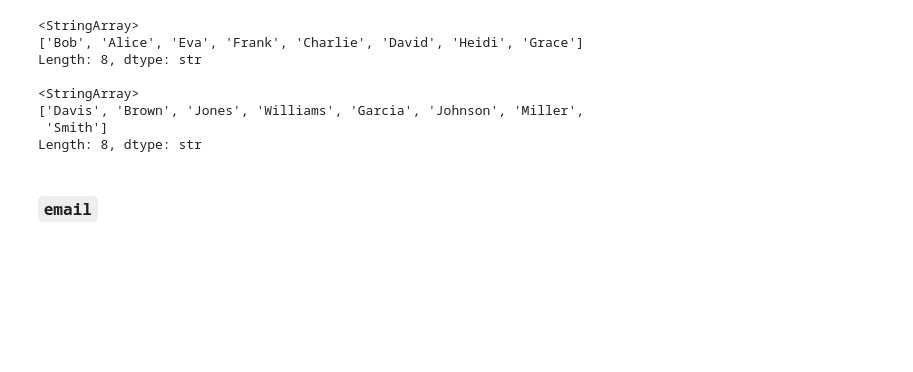
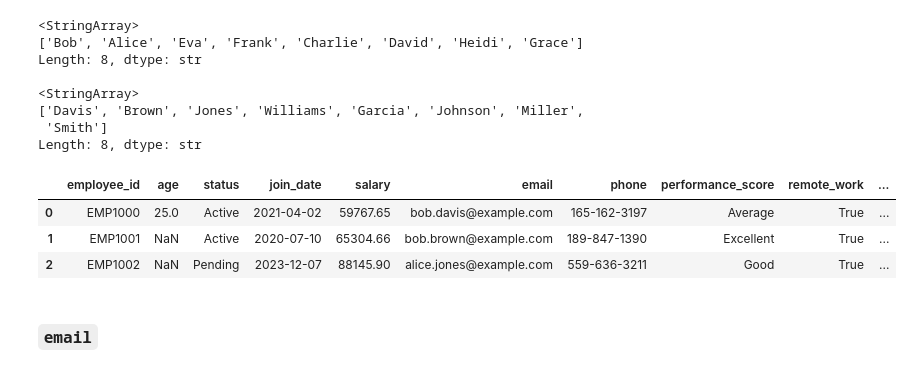
Before and after one commit to Gerum-Berhanu/data-cleaning, a Jupyter notebook: notebooks/messy_employee_dataset/messy_employee_notebook.ipynb, the cells around one changed output. Cells and saved outputs as stored; diff of their text form; code cells hidden in the pictures; blank space fills up the shorter version.

```diff
--- a/notebooks/messy_employee_dataset/messy_employee_notebook.ipynb
+++ b/notebooks/messy_employee_dataset/messy_employee_notebook.ipynb
@@ -111,3 +117,10 @@ Length: 8, dtype: str
+# %%
+df.head(3)
+# %% [output]
+|  | employee_id | age | status | join_date | salary | email | phone | performance_score | remote_work | ... |
+| 0 | EMP1000 | 25.0 | Active | 2021-04-02 | 59767.65 | bob.davis@example.com | 165-162-3197 | Average | True | ... |
+| 1 | EMP1001 | NaN | Active | 2020-07-10 | 65304.66 | bob.brown@example.com | 189-847-1390 | Excellent | True | ... |
+| 2 | EMP1002 | NaN | Pending | 2023-12-07 | 88145.90 | alice.jones@example.com | 559-636-3211 | Good | True | ... |
 # %% [markdown]
 ### `email`
 # %% [markdown]
```
Also changed, not shown: parts of 21 cells of this notebook.
